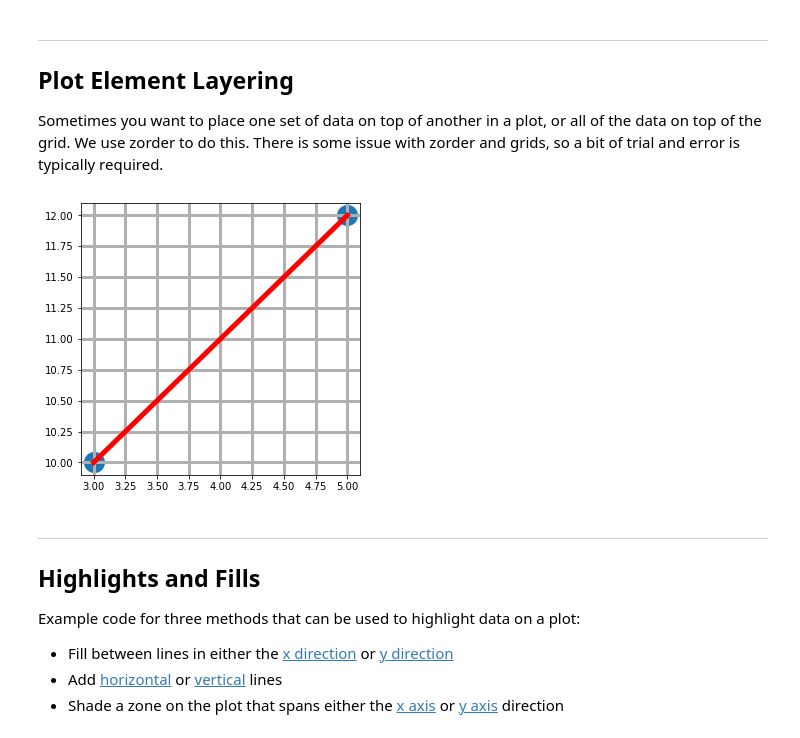
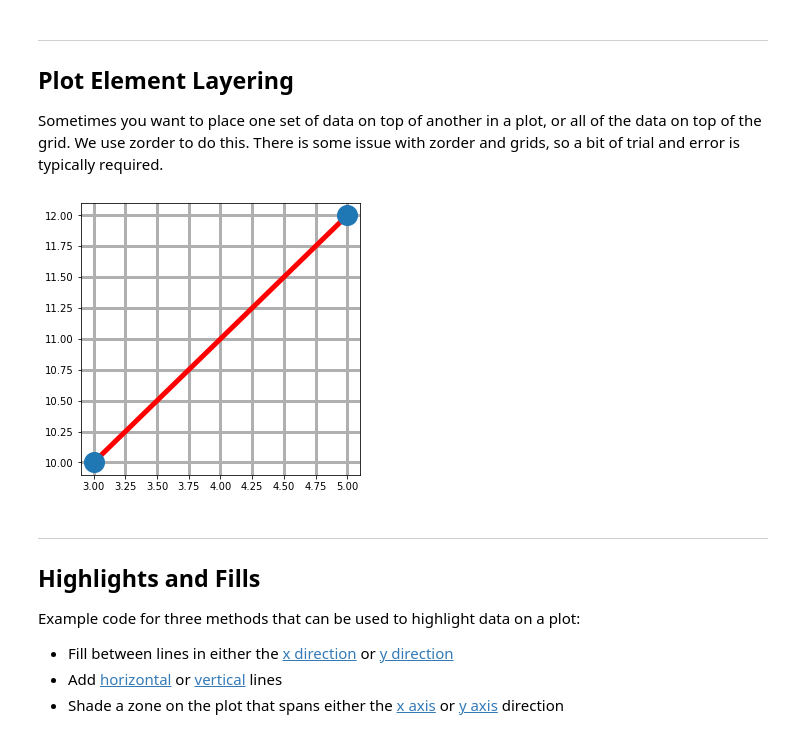
Before and after one commit to ICWallis/tutorial-publication-ready-figures, a Jupyter notebook: Solutions/2-advanced-solution.ipynb, the cells around one changed output. Drawn from its saved outputs; the diff is of its cells as text; code cells hidden in the pictures.

```diff
--- a/Solutions/2-advanced-solution.ipynb
+++ b/Solutions/2-advanced-solution.ipynb
@@ -132,18 +135,29 @@ ax.legend(
 
 Sometimes you want to place one set of data on top of another in a plot, or all of the data on top of the grid. We use zorder to do this. There is some issue with zorder and grids, so a bit of trial and error is typically required.
 # %%
-# one plot (axis) in one figure
-
 x = [3,5]
 y = [10,12]
 
 fig, ax = plt.subplots(1,1,figsize=(5,5))
 
-ax.plot(x,y,linewidth=5,color='r')
-ax.scatter(x,y,marker='o',s=400)
+ax.plot(
+    x,
+    y,
+    linewidth=5,
+    color='r',
+)
+
+ax.scatter(
+    x,
+    y,
+    marker='o',
+    s=400,
+    zorder=4
+)
+
 ax.grid(linewidth=3)
 # %% [output]
-[figure, old version]
+[figure, new version]
 # %% [markdown]
 ---
 ## Highlights and Fills
```
Also changed, not shown: parts of 4 cells of this notebook.
